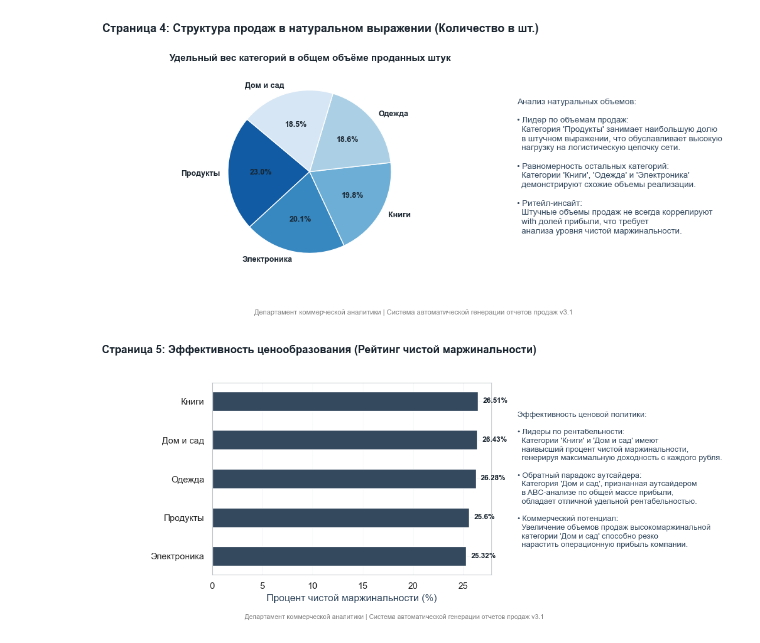
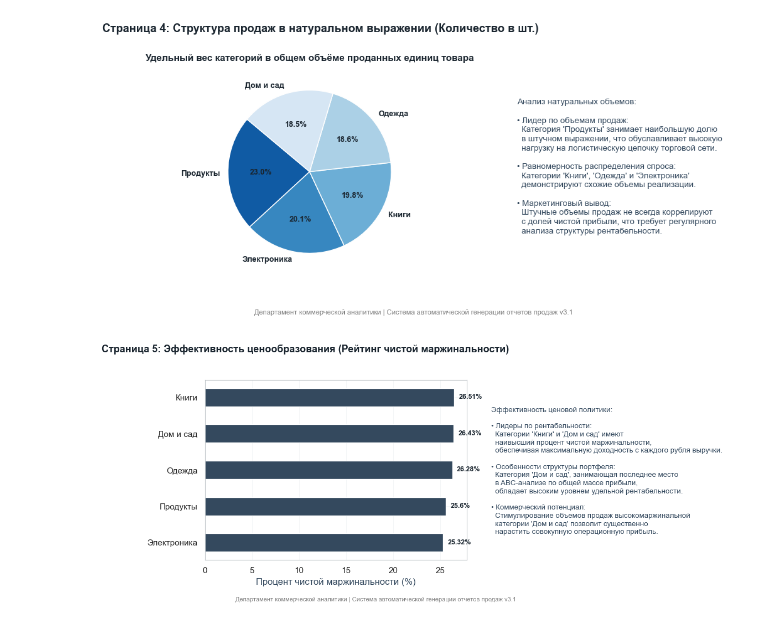
Before and after one commit to Popenkov-S-V/retail-sales-commercial-analysis, a Jupyter notebook: Analytical_Report_Sales_2026.ipynb, the cells around one changed output. Saved outputs shown, nothing was run; the diff lists cells and outputs as text; code cells hidden in the pictures.

```diff
--- a/Analytical_Report_Sales_2026.ipynb
+++ b/Analytical_Report_Sales_2026.ipynb
@@ -223,33 +223,39 @@ plt.show()
 # %%
-# === ЯЧЕЙКА №6: СЛАЙД 4 (АНАЛИЗ СТРУКТУРЫ ПРОДАЖ В НАТУРАЛЬНОМ ВЫРАЖЕНИИ) ===
+# === ЯЧЕЙКА №6: СЛАЙД 4 (СТРУКТУРА ПРОДАЖ В НАТУРАЛЬНОМ ВЫРАЖЕНИИ) ===
 conn = sqlite3.connect(db_path)
 sql_qty_query = "SELECT category, SUM(quantity) as total_qty FROM transactions GROUP BY category ORDER BY total_qty DESC;"
 df_qty = pd.read_sql_query(sql_qty_query, conn)
 conn.close()
 
-# ВЕРСТКА СЛАЙДА 4
+# Программное формирование четвертой страницы отчета
 fig4 = plt.figure(figsize=(11, 5), dpi=100)
 fig4.text(0.05, 0.93, "Страница 4: Структура продаж в натуральном выражении (Количество в шт.)", fontsize=13, fontweight='bold', color=primary_color)
 
+# Построение круговой диаграммы (ОШИБКА СИНТАКСИСА ИСПРАВЛЕНА)
 ax4 = fig4.add_axes([0.1, 0.16, 0.50, 0.65])
-ax4.pie(df_qty['total_qty'], labels=df_qty['category'], autopct='%1.1f%%',
-        colors=sns.color_palette("Blues_r", len(df_qty)), startangle=140,
-        textprops={'fontsize': 9, 'fontweight': 'bold', 'color': primary_color})
-ax4.set_title("Удельный вес категорий в общем объёме проданных штук", fontsize=11, fontweight='bold', color=primary_color, pad=10)
+ax4.pie(
+    df_qty['total_qty'],
+    labels=df_qty['category'],
+    autopct='%1.1f%%',
+    colors=sns.color_palette("Blues_r", len(df_qty)),
+    startangle=140,
+    textprops={'fontsize': 9, 'fontweight': 'bold', 'color': primary_color}
+)
+ax4.set_title("Удельный вес категорий в общем объёме проданных единиц товара", fontsize=11, fontweight='bold', color=primary_color, pad=10)
 
 text4 = (
     "Анализ натуральных объемов:\n\n"
     "• Лидер по объемам продаж:\n"
     "  Категория 'Продукты' занимает наибольшую долю\n"
     "  в штучном выражении, что обуславливает высокую\n"
-    "  нагрузку на логистическую цепочку сети.\n\n"
-    "• Равномерность остальных категорий:\n"
+    "  нагрузку на логистическую цепочку торговой сети.\n\n"
+    "• Равномерность распределения спроса:\n"
     "  Категории 'Книги', 'Одежда' и 'Электроника'\n"
     "  демонстрируют схожие объемы реализации.\n\n"
-    "• Ритейл-инсайт:\n"
+    "• Маркетинговый вывод:\n"
     "  Штучные объемы продаж не всегда коррелируют\n"
-    "  with долей прибыли, что требует\n"
-    "  анализа уровня чистой маржинальности."
+    "  с долей чистой прибыли, что требует регулярного\n"
+    "  анализа структуры рентабельности."
 )
 fig4.text(0.65, 0.5, text4, fontsize=9.5, verticalalignment='center', color=secondary_color, linespacing=1.3)
 fig4.text(0.5, 0.03, footer_text, fontsize=8, color='gray', horizontalalignment='center')
@@ -257,9 +263,9 @@ fig4.text(0.5, 0.03, footer_text, fontsize=8, color='gray', horizontalalignment=
 pdf.savefig(fig4)
 plt.show()
 # %% [output]
-[figure, old version]
+[figure, new version]
 # %%
-# === ЯЧЕЙКА №7: СЛАЙД 5 (АНАЛИЗ КОММЕРЧЕСКОЙ МАРЖИНАЛЬНОСТИ КАТЕГОРИЙ) ===
+# === ЯЧЕЙКА №7: СЛАЙД 5 (РЕЙТИНГ ЧИСТОЙ МАРЖИНАЛЬНОСТИ КАТЕГОРИЙ) ===
 conn = sqlite3.connect(db_path)
 sql_margin_query = """
 SELECT
@@ -270,40 +276,41 @@ GROUP BY category
 ORDER BY margin_rate ASC;
 """
 df_margin = pd.read_sql_query(sql_margin_query, conn)
 conn.close()
 
-# ВЕРСТКА СЛАЙДА 5
+# Программное формирование пятой страницы отчета
 fig5 = plt.figure(figsize=(11, 5), dpi=100)
 fig5.text(0.05, 0.93, "Страница 5: Эффективность ценообразования (Рейтинг чистой маржинальности)", fontsize=13, fontweight='bold', color=primary_color)
 
 ax5 = fig5.add_axes([0.22, 0.18, 0.43, 0.65])
 ax5.barh(df_margin['category'], df_margin['margin_rate'], color=secondary_color, height=0.5)
 ax5.set_xlabel('Процент чистой маржинальности (%)', color=secondary_color)
 ax5.set_ylabel('')
 
+# Добавление текстовых меток с процентами на график
 for i, val in enumerate(df_margin['margin_rate']):
     ax5.text(val + 0.5, i, f"{val}%", va='center', fontsize=9, fontweight='bold', color=primary_color)
 
 text5 = (
     "Эффективность ценовой политики:\n\n"
     "• Лидеры по рентабельности:\n"
     "  Категории 'Книги' и 'Дом и сад' имеют\n"
     "  наивысший процент чистой маржинальности,\n"
-    "  генерируя максимальную доходность с каждого рубля.\n\n"
-    "• Обратный парадокс аутсайдера:\n"
-    "  Категория 'Дом и сад', признанная аутсайдером\n"
+    "  обеспечивая максимальную доходность с каждого рубля выручки.\n\n"
+    "• Особенности структуры портфеля:\n"
+    "  Категория 'Дом и сад', занимающая последнее место\n"
     "  в ABC-анализе по общей массе прибыли,\n"
-    "  обладает отличной удельной рентабельностью.\n\n"
+    "  обладает высоким уровнем удельной рентабельности.\n\n"
     "• Коммерческий потенциал:\n"
-    "  Увеличение объемов продаж высокомаржинальной\n"
-    "  категории 'Дом и сад' способно резко\n"
-    "  нарастить операционную прибыль компании."
+    "  Стимулирование объемов продаж высокомаржинальной\n"
+    "  категории 'Дом и сад' позволит существенно\n"
+    "  нарастить совокупную операционную прибыль."
 )
 fig5.text(0.69, 0.5, text5, fontsize=9.5, verticalalignment='center', color=secondary_color, linespacing=1.3)
 fig5.text(0.5, 0.03, footer_text, fontsize=8, color='gray', horizontalalignment='center')
 
 pdf.savefig(fig5)
 plt.show()
 # %% [output]
-[figure, old version]
+[figure, new version]
 # %%
```
Also changed, not shown: parts of 6 cells of this notebook, 1 other file.
